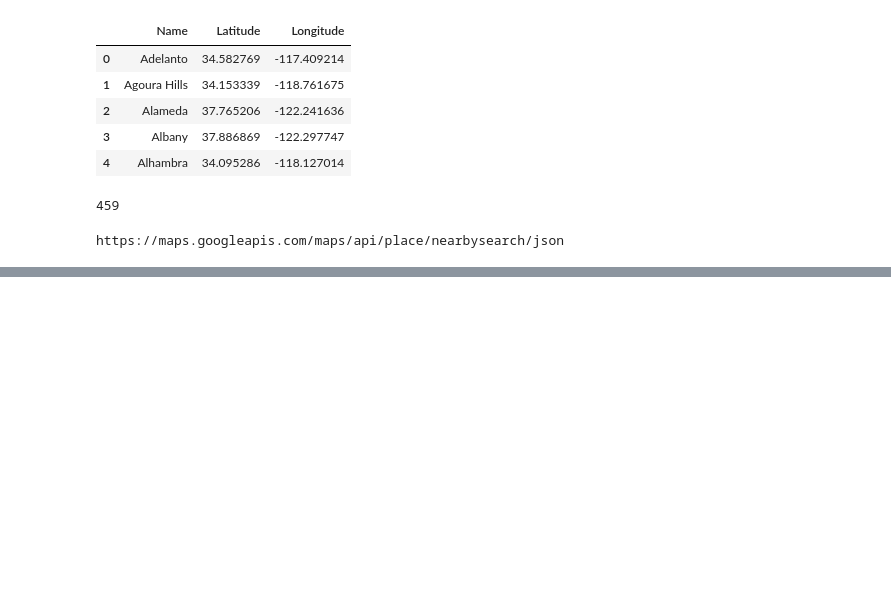
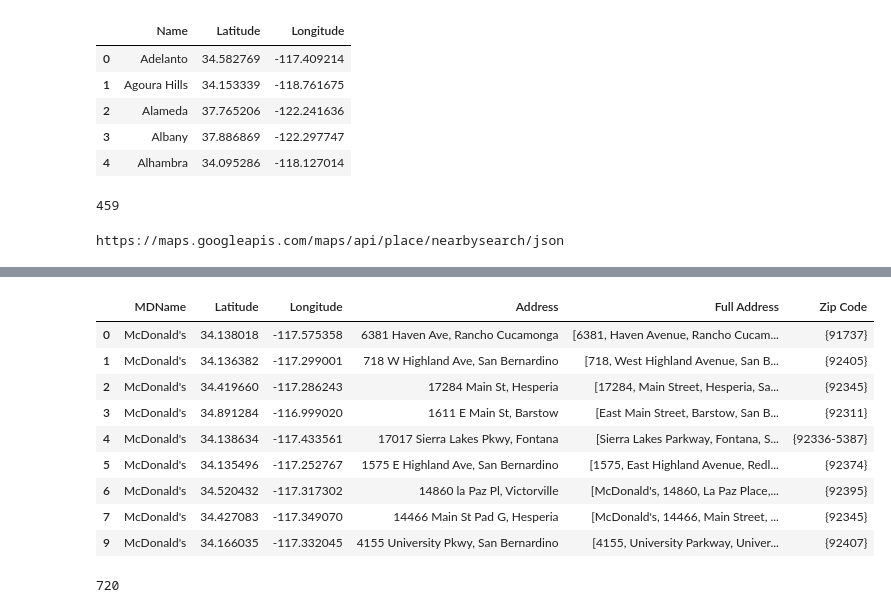
Before and after one commit to haileliya/RealEstateProject, a Jupyter notebook: McDonald's_Scrape.ipynb, the cells around one changed output, grey strips where cells are left out. Saved outputs shown, nothing was run; the diff lists cells and outputs as text; code cells hidden in the pictures; blank space fills up the shorter version.

```diff
--- a/McDonald's_Scrape.ipynb
+++ b/McDonald's_Scrape.ipynb
@@ -371,2 +357,18 @@ clean_df
 # %%
 clean_df = clean_df.drop(columns=['index'],axis=1)
+# %%
+zip_codes_list = []
+
+for i in range(len(clean_df)):
+
+    try:
+        long_address = str(clean_df["Full Address"][i])
+        split_address = long_address.split()
+        zip_code = split_address[-3]
+        zip_code_clean = zip_code.replace(",","")
+        zip_codes_list.append({zip_code_clean})
+
+    except:
+        zip_codes_list.append({"NAN"})
+
+zip_codes_list
@@ -372,0 +393,3 @@ clean_df = clean_df.drop(columns=['index'],axis=1)
+# %%
+clean_df["Zip Code"] = zip_codes_list
+clean_df.head()
@@ -373,2 +403,21 @@ clean_df = clean_df.drop(columns=['index'],axis=1)
+# %%
+clean_df = clean_df[~clean_df['Zip Code'].astype(str).str.contains('NAN')]
+clean_df.head(9)
+# %% [output]
+|  | MDName | Latitude | Longitude | Address | Full Address | Zip Code |
+| 0 | McDonald's | 34.138018 | -117.575358 | 6381 Haven Ave, Rancho Cucamonga | [6381, Haven Avenue, Rancho Cucam... | {91737} |
+| 1 | McDonald's | 34.136382 | -117.299001 | 718 W Highland Ave, San Bernardino | [718, West Highland Avenue, San B... | {92405} |
+| 2 | McDonald's | 34.419660 | -117.286243 | 17284 Main St, Hesperia | [17284, Main Street, Hesperia, Sa... | {92345} |
+| 3 | McDonald's | 34.891284 | -116.999020 | 1611 E Main St, Barstow | [East Main Street, Barstow, San B... | {92311} |
+| 4 | McDonald's | 34.138634 | -117.433561 | 17017 Sierra Lakes Pkwy, Fontana | [Sierra Lakes Parkway, Fontana, S... | {92336-5387} |
+| 5 | McDonald's | 34.135496 | -117.252767 | 1575 E Highland Ave, San Bernardino | [1575, East Highland Avenue, Redl... | {92374} |
+| 6 | McDonald's | 34.520432 | -117.317302 | 14860 la Paz Pl, Victorville | [McDonald's, 14860, La Paz Place,... | {92395} |
+| 7 | McDonald's | 34.427083 | -117.349070 | 14466 Main St Pad G, Hesperia | [McDonald's, 14466, Main Street, ... | {92345} |
+| 9 | McDonald's | 34.166035 | -117.332045 | 4155 University Pkwy, San Bernardino | [4155, University Parkway, Univer... | {92407} |
+# %%
+clean_df = clean_df[clean_df['Full Address'].astype(str).str.contains('California')]
+len(clean_df)
+# %% [output]
+720
 # %%
 clean_df.to_csv('McDonalds_data.csv')
```
Also changed, not shown: parts of 14 cells of this notebook, 4 other files.
